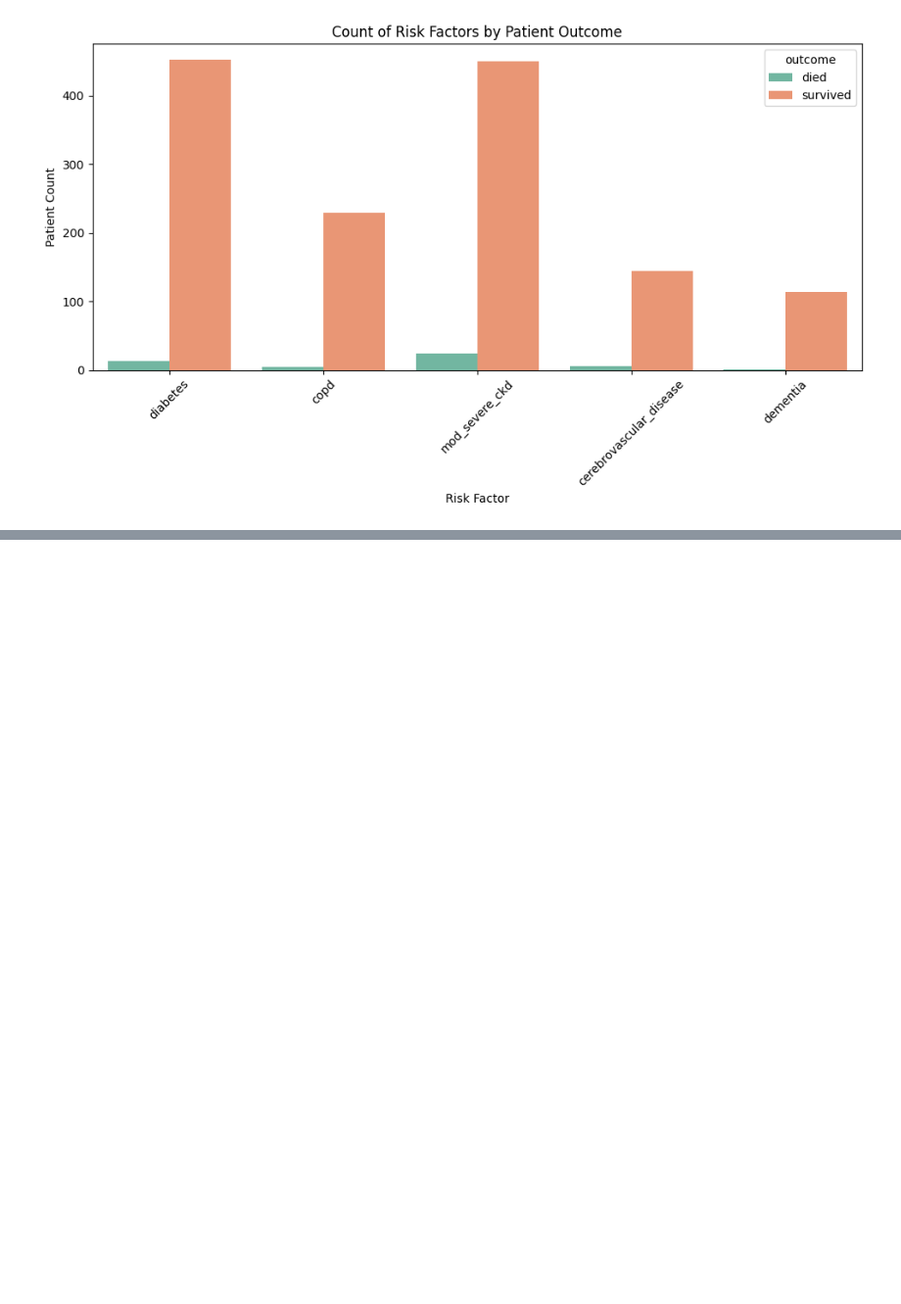
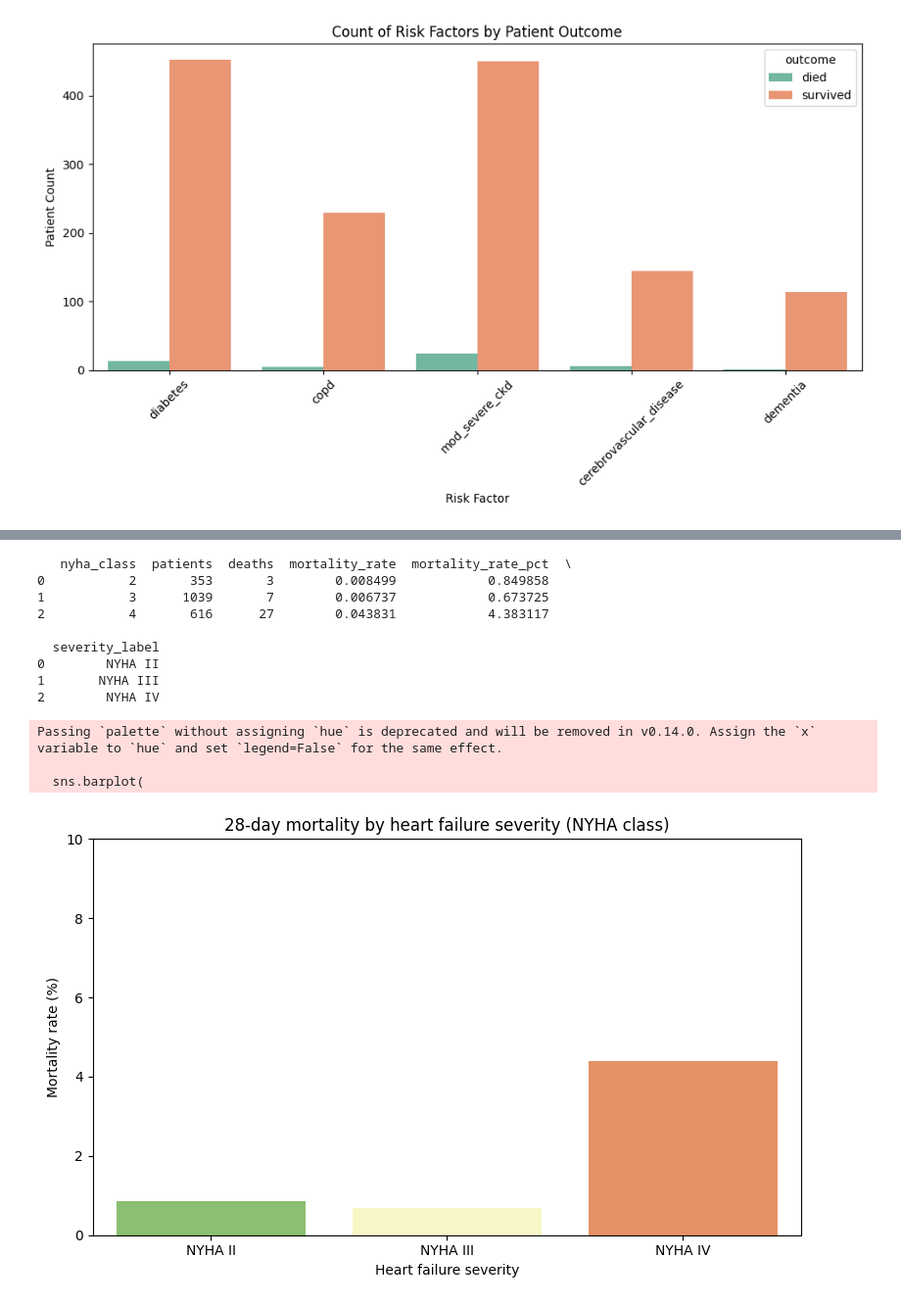
Before and after one commit to Yasasmini/Team3_PyCoders_PythonHackathon_SEP2026, a Jupyter notebook: Team3_PyCoders_Category2.Descriptive.ipynb, the cells around one changed output, grey strips where cells are left out. Shown at 98% size. Cells and saved outputs as stored; diff of their text form; code cells hidden in the pictures; blank space fills up the shorter version.

```diff
--- a/Team3_PyCoders_Category2.Descriptive.ipynb
+++ b/Team3_PyCoders_Category2.Descriptive.ipynb
@@ -80,0 +97,65 @@ plt.show()
+# %%
+# Keep only needed columns
+severity_df = hf_df[["patient_id", "nyha_cardiac_function_classification", "killip_grade", "mortality_28d", "in_hosp_outcome"]].copy()
+
+# Clean severity columns
+severity_df["nyha_class"] = pd.to_numeric(severity_df["nyha_cardiac_function_classification"], errors="coerce")
+severity_df["killip"] = pd.to_numeric(severity_df["killip_grade"], errors="coerce")
+
+# Clean outcome columns
+severity_df["mortality_28d"] = pd.to_numeric(severity_df["mortality_28d"], errors="coerce").fillna(0)
+severity_df["in_hospital_dead"] = severity_df["in_hosp_outcome"].astype(str).str.strip().str.lower().isin(["dead", "death", "died"])
+
+# Remove missing severity values
+severity_df = severity_df.dropna(subset=["nyha_class", "mortality_28d"])
+
+# Summary by NYHA class
+nyha_summary = (
+    severity_df.groupby("nyha_class")
+      .agg(
+          patients=("patient_id", "count"),
+          deaths=("mortality_28d", "sum"),
+          mortality_rate=("mortality_28d", "mean")
+      )
+      .reset_index()
+)
+
+nyha_summary["mortality_rate_pct"] = nyha_summary["mortality_rate"] * 100
+nyha_summary["severity_label"] = nyha_summary["nyha_class"].map({
+    1: "NYHA I",
+    2: "NYHA II",
+    3: "NYHA III",
+    4: "NYHA IV"
+})
+
+print(nyha_summary.sort_values("nyha_class"))
+
+plt.figure(figsize=(8, 5))
+sns.barplot(
+    data=nyha_summary,
+    x="severity_label",
+    y="mortality_rate_pct",
+    palette="RdYlGn_r"
+)
+
+plt.title("28-day mortality by heart failure severity (NYHA class)")
+plt.xlabel("Heart failure severity")
+plt.ylabel("Mortality rate (%)")
+plt.ylim(0, max(nyha_summary["mortality_rate_pct"].max() * 1.3, 10))
+plt.xticks(rotation=0)
+plt.tight_layout()
+plt.show()
+# %% [output]
+   nyha_class  patients  deaths  mortality_rate  mortality_rate_pct  \
+0           2       353       3        0.008499            0.849858
+1           3      1039       7        0.006737            0.673725
+2           4       616      27        0.043831            4.383117
+
+  severity_label
+0        NYHA II
+1       NYHA III
+2        NYHA IV
+Passing `palette` without assigning `hue` is deprecated and will be removed in v0.14.0. Assign the `x` variable to `hue` and set `legend=False` for the same effect.
+
+  sns.barplot(
+[figure, added]
```
Also changed, not shown: parts of 9 cells of this notebook.
